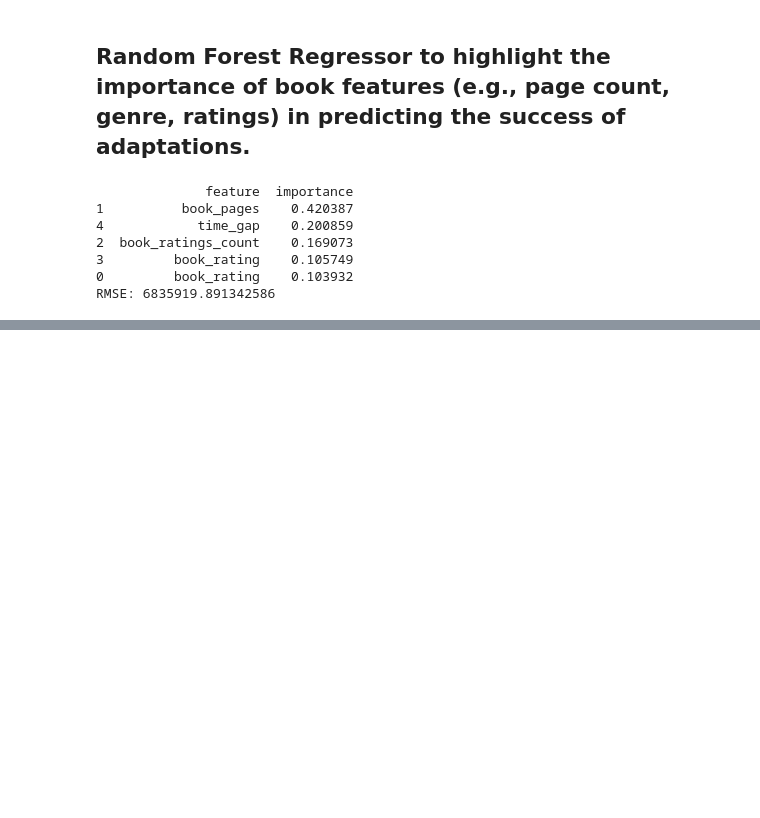
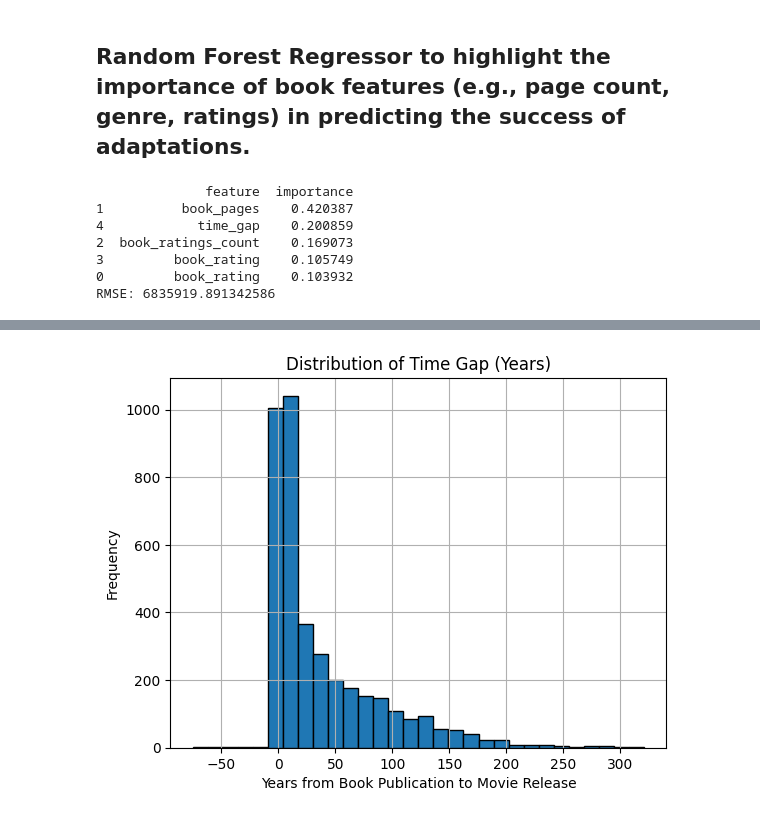
Before and after one commit to epfl-ada/ada-2024-project-ada212, a Jupyter notebook: data_analysis.ipynb, the cells around one changed output, grey strips where cells are left out. Cells and saved outputs as stored; diff of their text form; code cells hidden in the pictures; blank space fills up the shorter version.

```diff
--- a/data_analysis.ipynb
+++ b/data_analysis.ipynb
@@ -120,0 +129,9 @@ RMSE: 6835919.891342586
+# %%
+# Exploring the time_gap variable
+movie_adaptation['time_gap'].hist(bins=30, edgecolor='black')
+plt.title('Distribution of Time Gap (Years)')
+plt.xlabel('Years from Book Publication to Movie Release')
+plt.ylabel('Frequency')
+plt.show()
+# %% [output]
+[figure, added]
```
Also changed, not shown: parts of 5 cells of this notebook.
